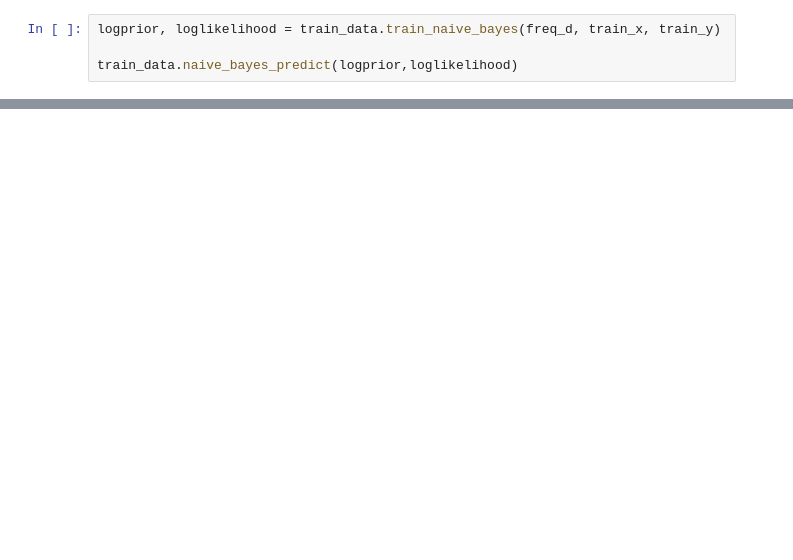
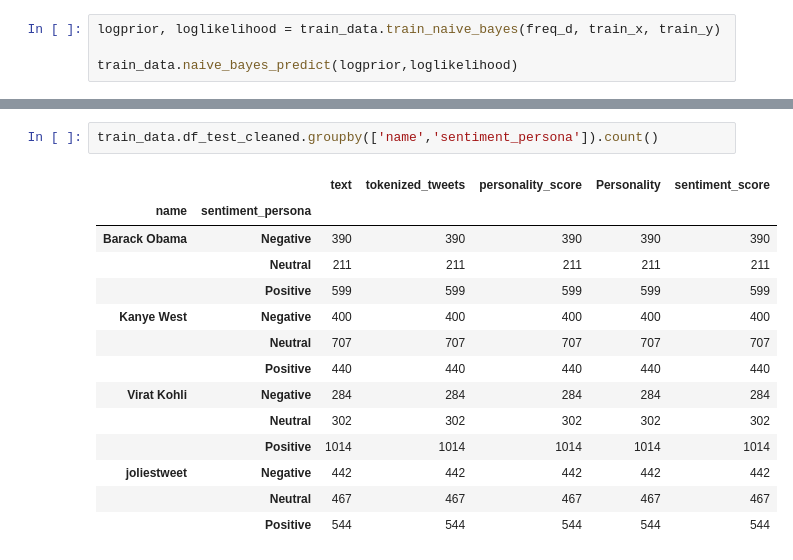
Before and after one commit to Data-mining-project-team2/Personality_perception, a Jupyter notebook: src/DM_working_code.ipynb, the cells around one changed output, grey strips where cells are left out. Cells and saved outputs as stored; diff of their text form; blank space fills up the shorter version.

```diff
--- a/src/DM_working_code.ipynb
+++ b/src/DM_working_code.ipynb
@@ -235,0 +285,17 @@ train_data.df_test_cleaned
+# %%
+train_data.df_test_cleaned.groupby(['name','sentiment_persona']).count()
+# %% [output]
+|  |  | text | tokenized_tweets | personality_score | Personality | sentiment_score |
+| name | sentiment_persona |  |  |  |  |  |
+| Barack Obama | Negative | 390 | 390 | 390 | 390 | 390 |
+|  | Neutral | 211 | 211 | 211 | 211 | 211 |
+|  | Positive | 599 | 599 | 599 | 599 | 599 |
+| Kanye West | Negative | 400 | 400 | 400 | 400 | 400 |
+|  | Neutral | 707 | 707 | 707 | 707 | 707 |
+|  | Positive | 440 | 440 | 440 | 440 | 440 |
+| Virat Kohli | Negative | 284 | 284 | 284 | 284 | 284 |
+|  | Neutral | 302 | 302 | 302 | 302 | 302 |
+|  | Positive | 1014 | 1014 | 1014 | 1014 | 1014 |
+| joliestweet | Negative | 442 | 442 | 442 | 442 | 442 |
+|  | Neutral | 467 | 467 | 467 | 467 | 467 |
+|  | Positive | 544 | 544 | 544 | 544 | 544 |
```
Also changed, not shown: parts of 14 cells of this notebook.
